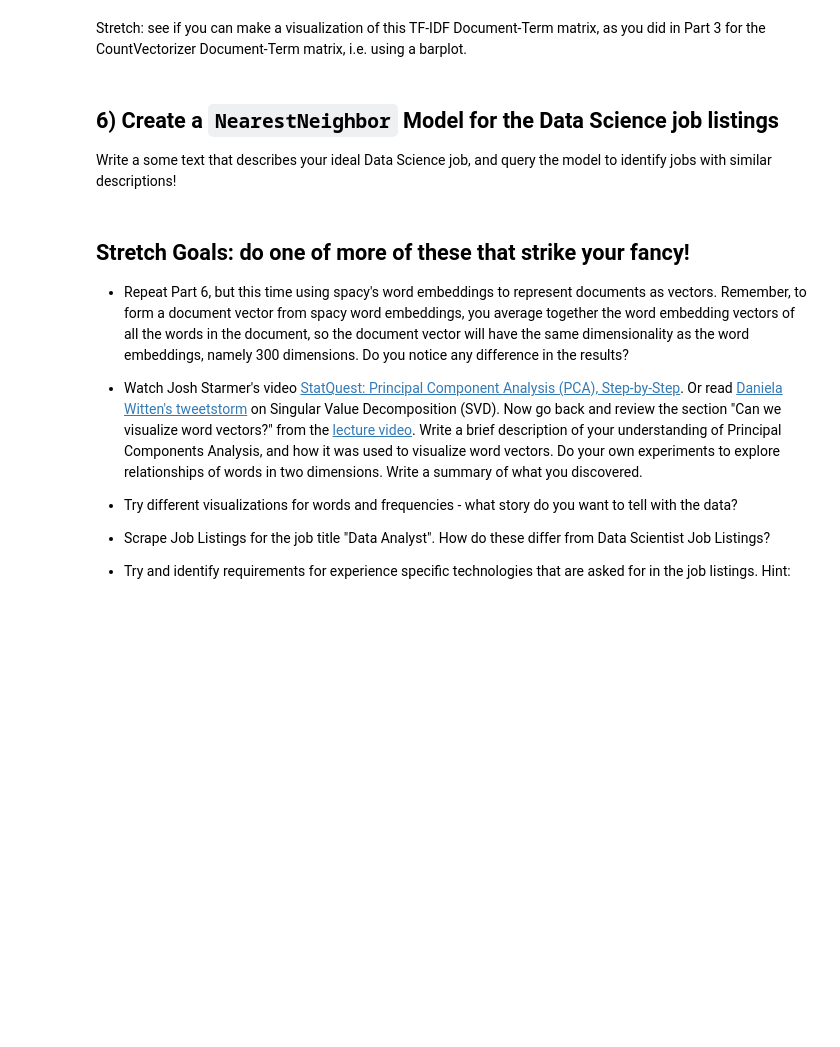
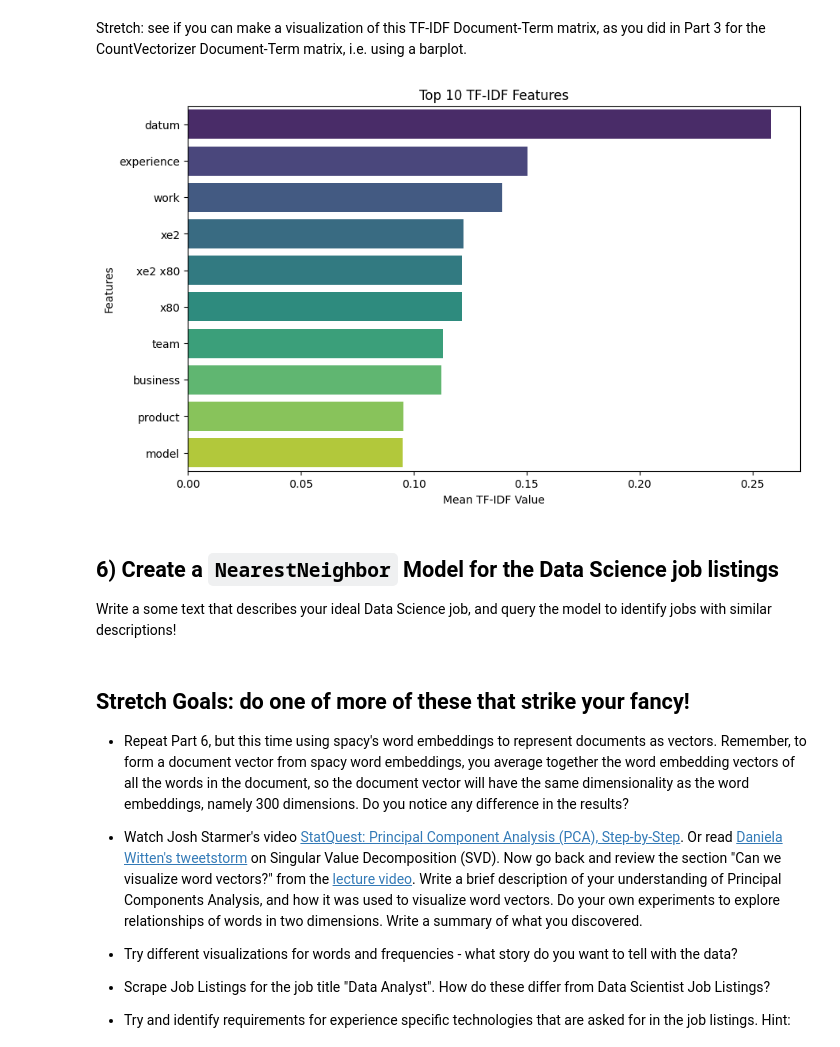
Before and after one commit to sikoh/Natural-Language-Processing, a Jupyter notebook: Vector-Representations/VectorRepresentations_Homework.ipynb, the cells around one changed output. Cells and saved outputs as stored; diff of their text form; code cells hidden in the pictures; blank space fills up the shorter version.

Commit message:
adding visualization of TF-IDF Document-Term matrix

```diff
--- a/Vector-Representations/VectorRepresentations_Homework.ipynb
+++ b/Vector-Representations/VectorRepresentations_Homework.ipynb
@@ -230,3 +234,25 @@ Stretch: see if you can make a visualization of this TF-IDF Document-Term  matri
+# %%
+# Calculate the mean TF-IDF value for each feature across all documents
+mean_tfidf = dtm_tfidf.mean(axis=0)
+
+# Sort features by mean TF-IDF values in descending order
+sorted_features = mean_tfidf.sort_values(ascending=False)
+
+# Number of top features to display in the barplot
+top_n = 10
+
+# Select the top N features
+top_features = sorted_features[:top_n]
+
+# Create a barplot
+plt.figure(figsize=(10, 6))
+sns.barplot(x=top_features.values, y=top_features.index, palette="viridis")
+plt.title(f'Top {top_n} TF-IDF Features')
+plt.xlabel('Mean TF-IDF Value')
+plt.ylabel('Features')
+plt.show()
+# %% [output]
+[figure, added]
 # %% [markdown]
 ## 6) Create a `NearestNeighbor` Model for the Data Science job listings
 Write a some text that describes your ideal Data Science job, and query the model to identify jobs with similar descriptions!
```
Also changed, not shown: parts of 5 cells of this notebook.
